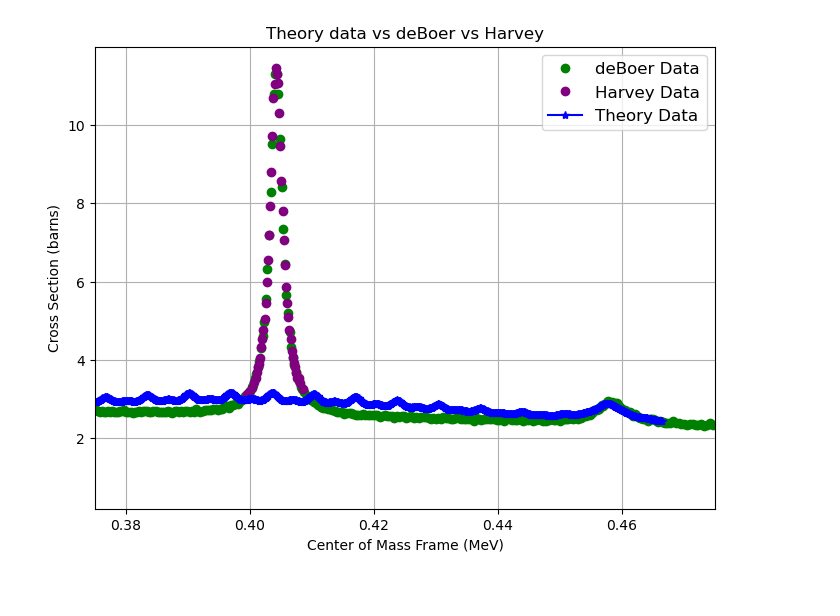
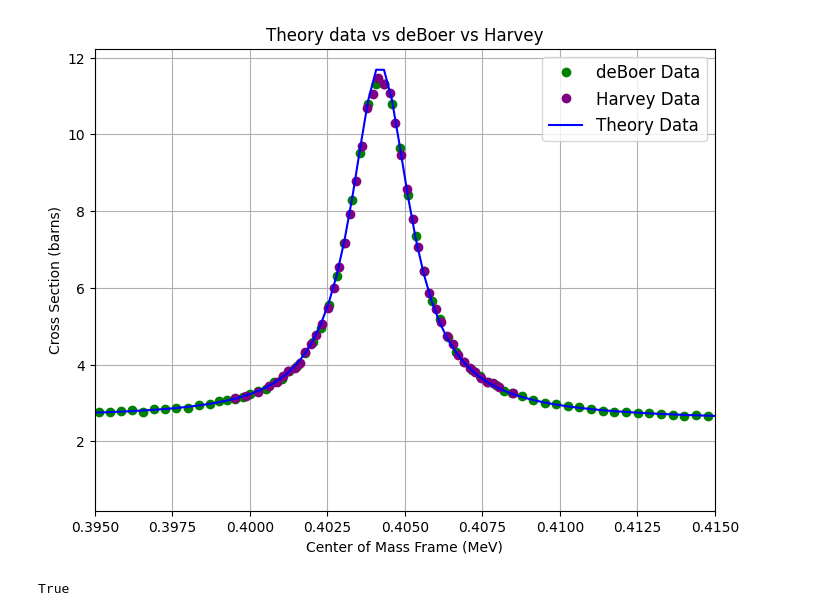
Before and after one commit to briecheeze/thesisplots, a Jupyter notebook: thesisplot.ipynb, the cells around one changed output. Saved outputs shown, nothing was run; the diff lists cells and outputs as text; code cells hidden in the pictures; blank space fills up the shorter version.

Commit message:
Fixed the notebook to include output files

```diff
--- a/thesisplot.ipynb
+++ b/thesisplot.ipynb
@@ -42,44 +53,49 @@ import matplotlib.pyplot as plt
 ##Harvey's frame (unknown), units are keV (converted to MeV)
 
 # Define the file paths
-file1 = 'AZUREOut_aa=2_R=1.extrap'
-file2 = 'AZUREOut_aa=2_R=2.extrap'
-file3 = 'AZUREOut_aa=2_R=3.extrap'
+file1 = 'Harvey-Data-Output/AZUREOut_aa=2_R=1.out'
+file2 = 'Harvey-Data-Output/AZUREOut_aa=2_R=2.out'
+file3 = 'Harvey-Data-Output/AZUREOut_aa=2_R=3.out'
 #file4 = 'harveyneutenergy-430kev.csv' #All data
 file4 = '14N-Harvey-v-deBoer.csv' #deBoer data match
 
 # Load each file with pandas and extract the necessary columns
-df1 = pd.read_csv(file1, delim_whitespace=True, header=None)
-df2 = pd.read_csv(file2, delim_whitespace=True, header=None)
-df3 = pd.read_csv(file3, delim_whitespace=True, header=None)
+df1 = pd.read_csv(file1, sep='\s+', header=None)
+df2 = pd.read_csv(file2, sep='\s+', header=None)
+df3 = pd.read_csv(file3, sep='\s+', header=None)
 df4 = pd.read_csv(file4, header=None,skiprows=1)
 
 # Extract the first column from the first file and the fourth column from all three files
 x = df1[0]  # First column from the first file
 #y_sum = df1[3] + df2[3] + df3[3]  # Sum of the fourth columns from all three files
 y_sum = df2[3]
 
 #print(df4)
 
 #Harvey data
 x_harv = df4[0]*M_heavy/(M_light+M_heavy)/10**3
 y_harv = df4[1]
 
 # Plot
 plt.figure(figsize=(8, 6))
-plt.xlim([0.375,0.475])
+plt.xlim([0.395,0.415])
 
 plt.plot(x_data, y_data, marker='o', linestyle='', label='deBoer Data', color='green') #deBoer data
 plt.plot(x_harv, y_harv, marker='o', linestyle='', label='Harvey Data', color='purple') #Harvey data
-plt.plot(x, y_sum, marker='*', linestyle='-', label='Theory Data', color='b') #Theory
+plt.plot(x, y_sum, linestyle='-', label='Theory Data', color='b') #Theory
 plt.xlabel('Center of Mass Frame (MeV)')
 plt.ylabel('Cross Section (barns)')
 plt.title('Theory data vs deBoer vs Harvey')
 plt.legend(loc='upper right', fontsize='large')
 plt.grid(True)
 plt.show()
 # %% [output]
-[figure, old version]
+[figure, new version]
+# %%
+import os
+print(os.path.exists("ELBE-Data-Output"))
+# %% [output]
+True
 # %%
 #Fix the factor for above
 import pandas as pd
```
Also changed, not shown: parts of 2 cells of this notebook.
